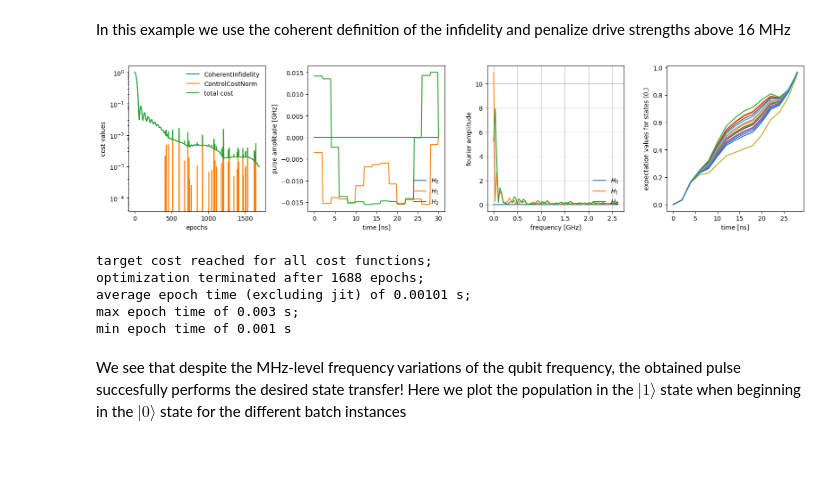
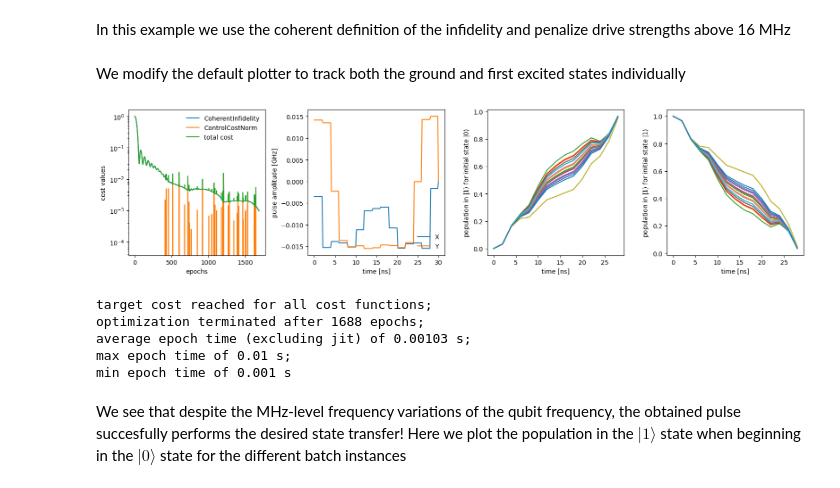
Before and after one commit to dkweiss31/qontrol, a Jupyter notebook: docs/examples/qubit.ipynb, the cells around one changed output. Cells and saved outputs as stored; diff of their text form; code cells hidden in the pictures; blank space fills up the shorter version.

Commit message:
Plot upgrade (#9)
* add custom plotting functionality

* add custom plotting to docs

```diff
--- a/docs/examples/qubit.ipynb
+++ b/docs/examples/qubit.ipynb
@@ -24,7 +29,8 @@ dq_options = dq.Options(save_states=False, progress_meter=None)
 Here we initialize the random qubit frequency fluctuations pulled from a normal distribution. Note that the drive is on resonance with the average value of the qubit frequency.
 # %%
 key = PRNGKey(42)
-random_freqs = 2.0 * jnp.pi * normal(key, shape=(21,)) / 500
+n_batch = 21
+random_freqs = 2.0 * jnp.pi * normal(key, shape=(n_batch,)) / 500
 H0 = random_freqs[:, None, None] * dq.sigmaz()
 H1s = [dq.sigmax(), dq.sigmay()]
 H1_labels = ['X', 'Y']
@@ -53,21 +59,63 @@ In this example we use the coherent definition of the infidelity and penalize dr
 # %%
 costs = ql.coherent_infidelity(target_states=target_states, target_cost=0.001)
 costs += ql.control_norm(2.0 * jnp.pi * 0.016, target_cost=0.1)
+# %% [markdown]
+We modify the default plotter to track both the ground and first excited states individually
+# %%
+def plot_states(
+    ax: Axes,
+    expects: Array | None,
+    model: ql.Model,
+    parameters: Array | dict,
+    which: int = 0,
+) -> Axes:
+    ax.set_facecolor('none')
+    _tsave = model.tsave_function(parameters)
+    for batch_idx in range(n_batch):
+        ax.plot(_tsave, np.real(expects[batch_idx, which, 0]))
+    ax.set_xlabel('time [ns]')
+    ax.set_ylabel(f'population in $|1\\rangle$ for initial state $|{which}\\rangle$')
+    return ax
+
+
+def plot_controls(
+    ax: Axes, _expects: Array | None, model: ql.Model, parameters: Array | dict
+) -> Axes:
+    ax.set_facecolor('none')
+    _tsave = model.tsave_function(parameters)
+    finer_tsave = jnp.linspace(0.0, _tsave[-1], 10 * len(_tsave))
+    for idx, control in enumerate(parameters):
+        H_c = dq.pwc(_tsave, control, H1s[idx])
+        ax.plot(
+            finer_tsave,
+            np.real(jax.vmap(H_c.prefactor)(finer_tsave)) / 2 / np.pi,
+            label=H1_labels[idx],
+        )
+    ax.legend(loc='lower right', framealpha=0.0)
+    ax.set_ylabel('pulse amplitude [GHz]')
+    ax.set_xlabel('time [ns]')
+    return ax
+
+
+plotter = ql.custom_plotter(
+    [plot_controls, partial(plot_states, which=0), partial(plot_states, which=1)]
+)
 # %%
 opt_params = ql.optimize(
     init_drive_params,
     costs,
     sesolve_model,
+    plotter=plotter,
     optimizer=optimizer,
     opt_options=opt_options,
     dq_options=dq_options,
 )
 # %% [output]
-[figure, old version]
+[figure, new version]
 target cost reached for all cost functions;
 optimization terminated after 1688 epochs;
-average epoch time (excluding jit) of 0.00101 s;
-max epoch time of 0.003 s;
+average epoch time (excluding jit) of 0.00103 s;
+max epoch time of 0.01 s;
 min epoch time of 0.001 s
 # %% [markdown]
 We see that despite the MHz-level frequency variations of the qubit frequency, the obtained pulse succesfully performs the desired state transfer! Here we plot the population in the $|1\rangle$ state when beginning in the $|0\rangle$ state for the different batch instances
```
Also changed, not shown: parts of 1 cell of this notebook, 8 other files.
